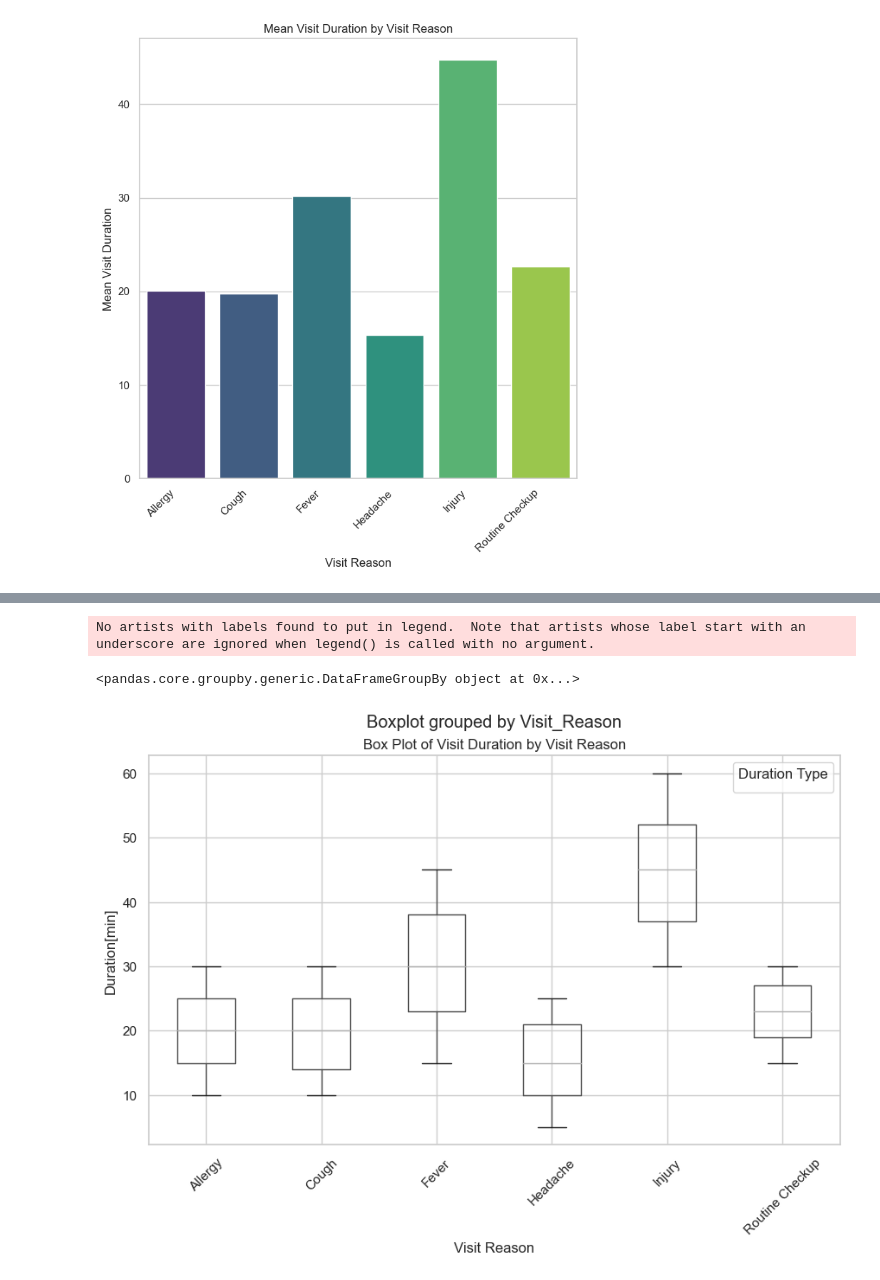
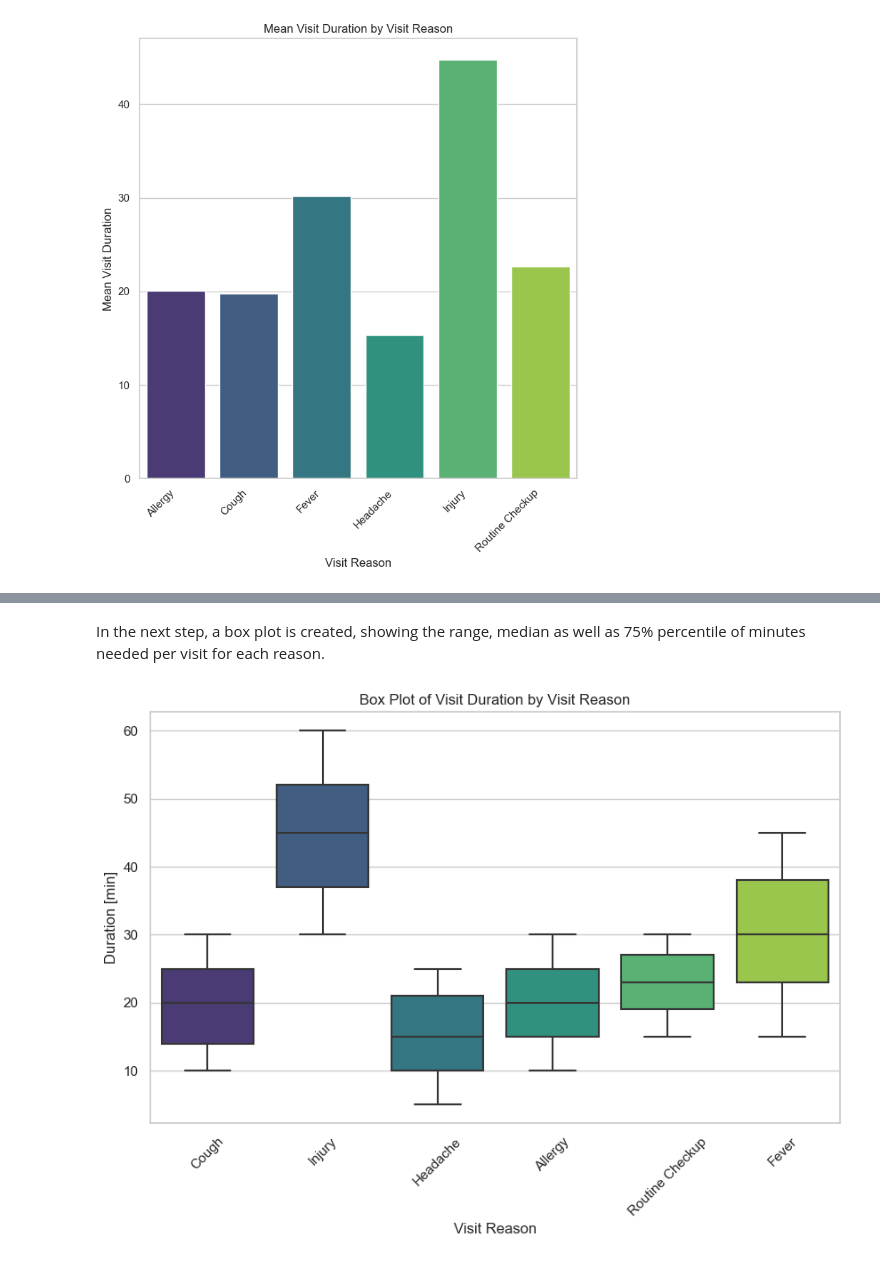
Before and after one commit to starshrimp/Pythobn_Assessment, a Jupyter notebook: Assessment.ipynb, the cells around one changed output, grey strips where cells are left out. Drawn from its saved outputs; the diff is of its cells as text; code cells hidden in the pictures.

```diff
--- a/Assessment.ipynb
+++ b/Assessment.ipynb
@@ -88,10 +88,3 @@ plt.tight_layout()
 plt.show()
 # %% [output]
 [figure]
-# %%
-calculated_data = pd.read_csv('calculations.csv')
-calculated_data = pd.DataFrame(calculated_data)
-
-sns.set(style="whitegrid")  # Set the overall style
-sns.catplot(data=calculated_data, kind="bar", x="Visit_Reason", y="Mean_Duration", palette='viridis')
-plt.show() #shows the graph of the mean duration of the visits per sickness
@@ -100,21 +91,12 @@ plt.show() #shows the graph of the mean duration of the visits per sickness
+# %% [markdown]
+In the next step, a box plot is created, showing the range, median as well as 75% percentile of minutes needed per visit for each reason.
 # %%
-
-print(data.groupby('Visit_Reason'))
-# Grouping the data by 'Visit_Reason' and plotting box plots for each group
-# Calculate the min and max duration for each Visit_Reason
-grouped = data.groupby('Visit_Reason')['Visit_Duration'].agg(Min_Duration='min', Max_Duration='max')
-
-# Create a bar plot for Min_Duration and Max_Duration for each Visit_Reason
-color=["4DBBB4"]
-fig, ax = plt.subplots(figsize=(10, 6))
-data.boxplot(column='Visit_Duration', by='Visit_Reason', ax=ax)
+plt.figure(figsize=(10, 6))
+sns.boxplot(data=data, x='Visit_Reason', y='Visit_Duration', palette="viridis")
 plt.title('Box Plot of Visit Duration by Visit Reason')
 plt.xlabel('Visit Reason')
-plt.ylabel('Duration[min]')
+plt.ylabel('Duration [min]')
 plt.xticks(rotation=45)
-plt.legend(title='Duration Type')
 plt.show()
 # %% [output]
-No artists with labels found to put in legend.  Note that artists whose label start with an underscore are ignored when legend() is called with no argument.
-<pandas.core.groupby.generic.DataFrameGroupBy object at 0x...>
-[figure, old version]
+[figure, new version]
```
Also changed, not shown: parts of 3 cells of this notebook.
